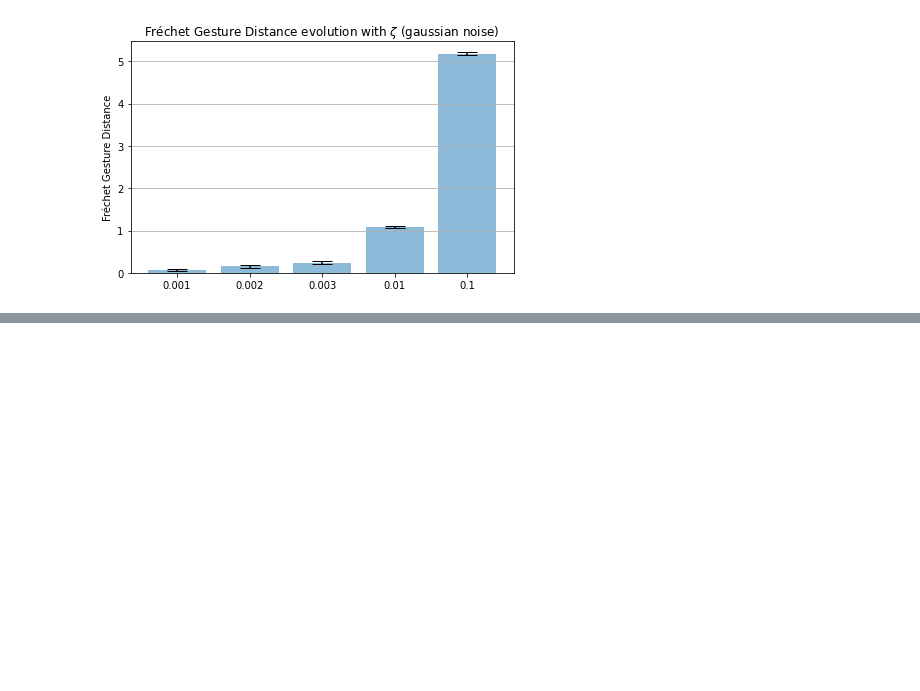
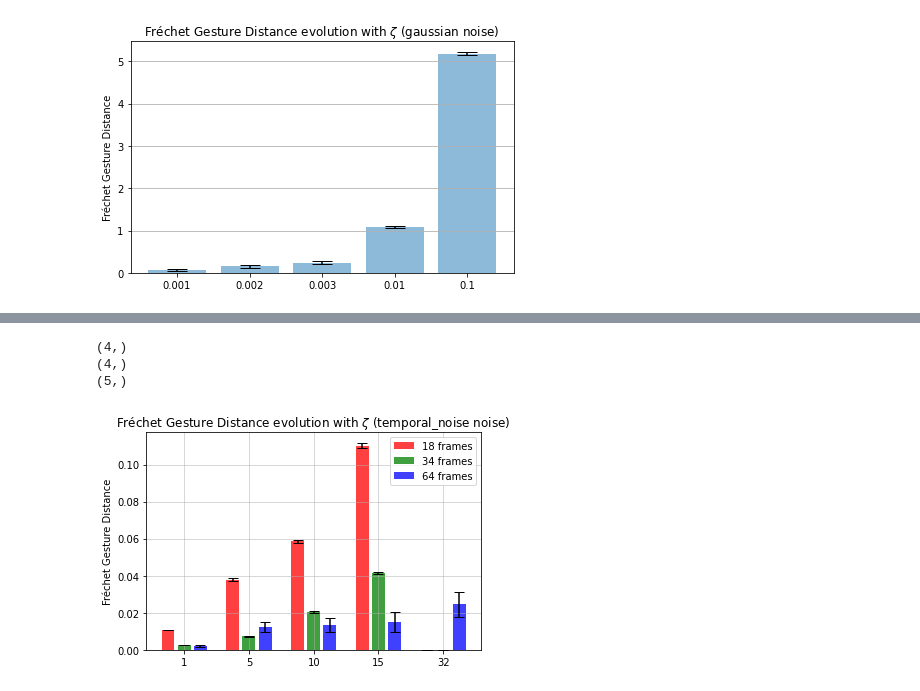
Before and after one commit to antmaio/FrechetMotionDistance, a Jupyter notebook: FGD_Conv2d.ipynb, the cells around one changed output, grey strips where cells are left out. Drawn from its saved outputs; the diff is of its cells as text; code cells hidden in the pictures; blank space fills up the shorter version.

```diff
--- a/FGD_Conv2d.ipynb
+++ b/FGD_Conv2d.ipynb
@@ -694,0 +738,55 @@ else:
+# %%
+import os
+import matplotlib.pyplot as plt
+import numpy as np
+
+method = 'temporal_noise'
+if method == 'gaussian_noise':
+   zeta = np.array([0.001,0.002,0.003,0.01,0.1])
+elif method == 'saltandpepper_noise':
+   zeta = np.array([0.1,0.15,0.2,0.5, 0.75])
+elif method == 'temporal_noise':
+   zeta = np.array([1,5,10,15,32])
+
+
+files = [x for x in os.listdir('./evaluation/') if method in x]
+means, stds = np.zeros((len(files), len(zeta))), np.zeros((len(files),  len(zeta)))
+for i,f in enumerate(files):
+    data = np.load('./evaluation/' + f)
+
+    print(data['mean'].shape)
+    if len(data['mean'])!=len(zeta):
+        mean_ = np.concatenate((data['mean'], np.array([0])))
+        std_ = np.concatenate((data['std'], np.array([0])))
+    else:
+        mean_ = data['mean']
+        std_ = data['std']
+    means[i], stds[i] = mean_, std_
+
+
+
+xindex = np.array([0,1,2,4,5,6,8,9,10,12,13,14,16,17,18])
+colors = ['red', 'green', 'blue']
+labels = ['18 frames' , '34 frames', '64 frames']
+fig, ax = plt.subplots()
+ax.set_ylabel('Fréchet Gesture Distance')
+for f in range(means.shape[-1]):
+   imin = f*3
+   imax = imin + 3
+   if f < means.shape[-1]-1:
+       plt.bar(xindex[imin:imax], means[:,f], color = colors, yerr=stds[:,f], align='center', alpha=0.75, ecolor='black', capsize=5)#, label='a')
+else:
+    for j in range(len(colors)):
+        plt.bar(xindex[imin:imax][j], means[j,f], color = colors[j], yerr=stds[j,f], align='center', alpha=0.75, ecolor='black', capsize=5, label=labels[j])
+    xt = np.arange(1, 20, 4)
+ax.set_xticks(xt)
+ax.set_xticklabels(zeta)
+ax.set_title(f'Fréchet Gesture Distance evolution with $\zeta$ ({method} noise)')
+plt.grid(linewidth=0.5)
+ax.legend()
+plt.show()
+# %% [output]
+(4,)
+(4,)
+(5,)
+[figure, added]
```
Also changed, not shown: parts of 1 cell of this notebook, 1 other file.
